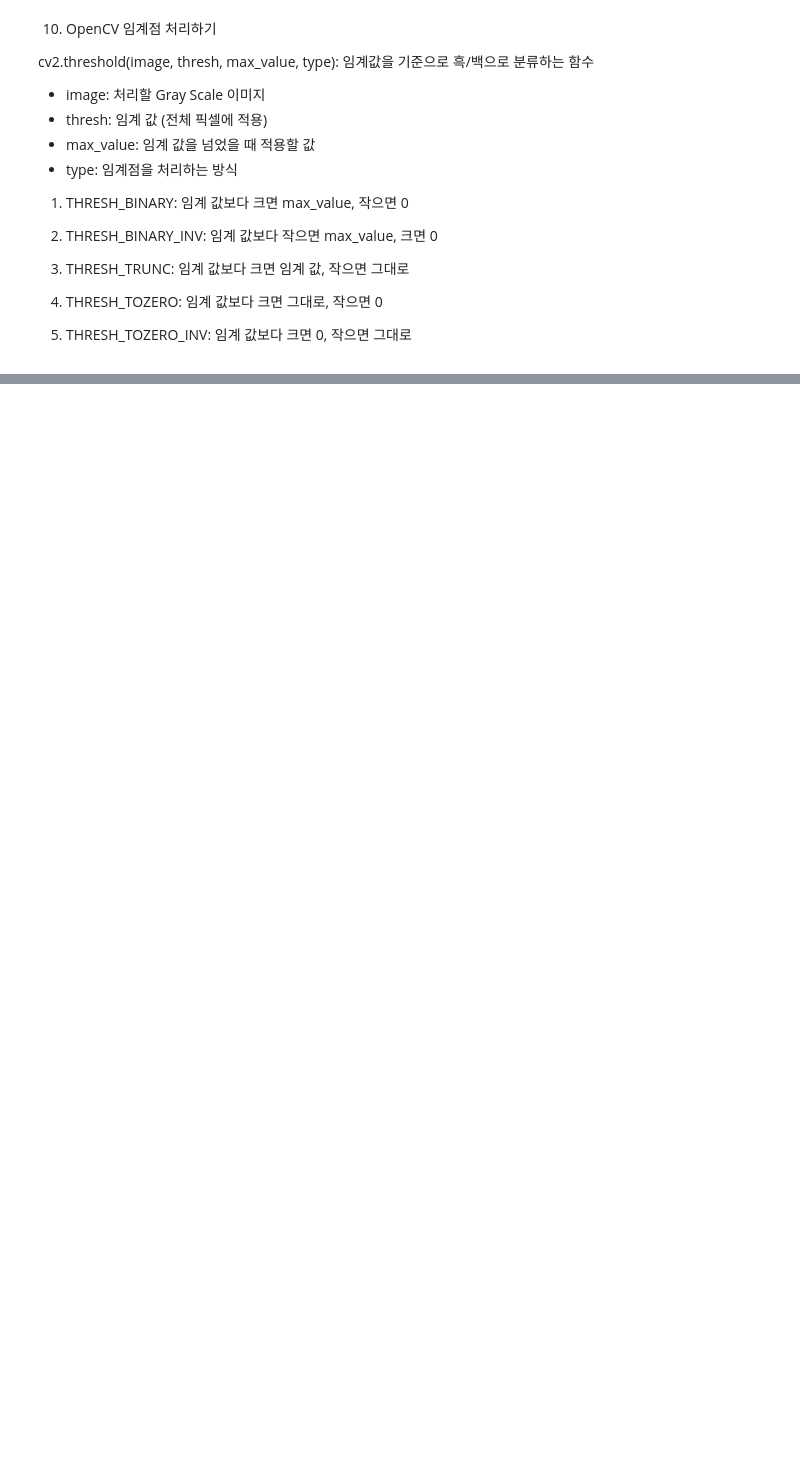
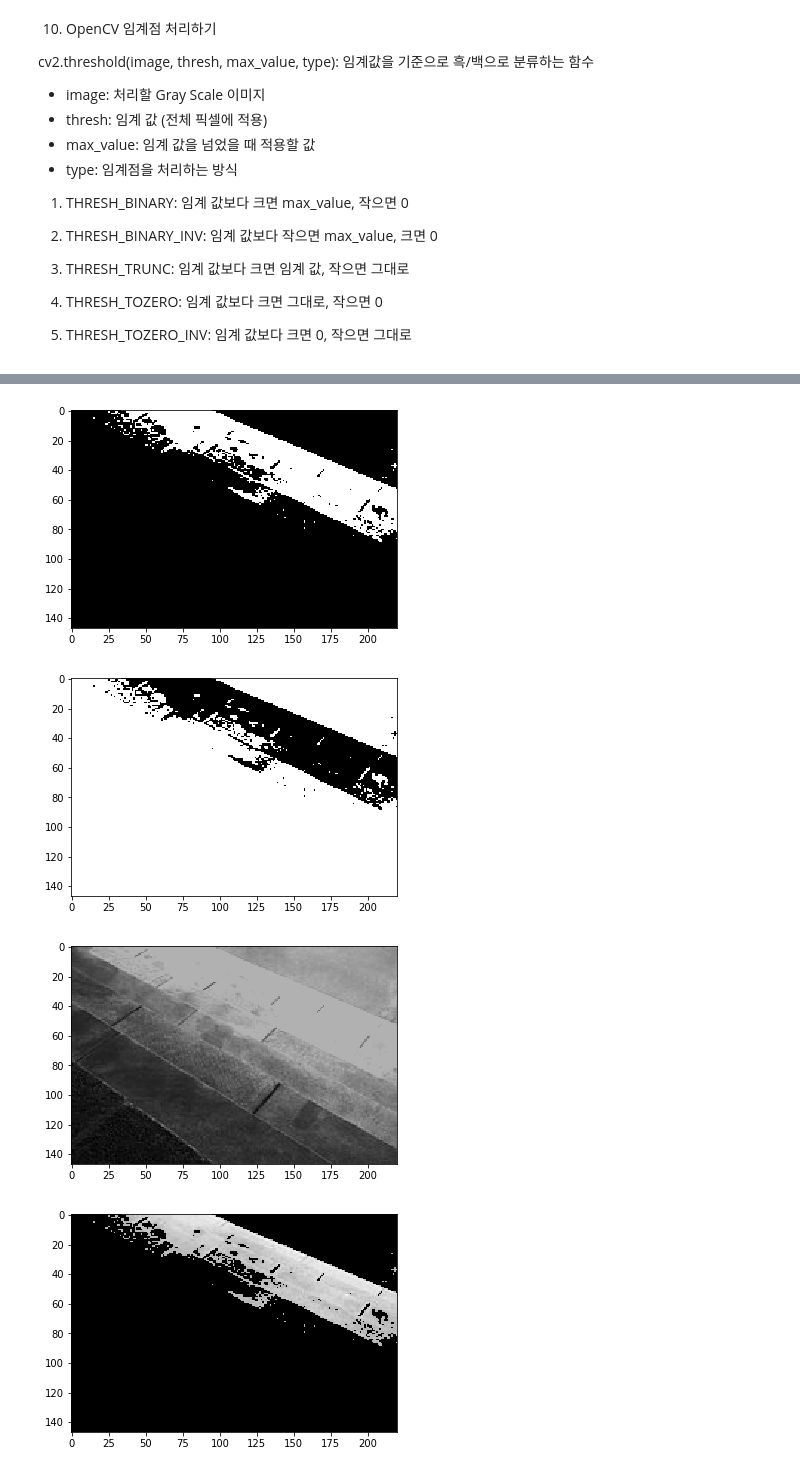
Before and after one commit to simonryu/Python-Data_Analysis-and-Image-Processing-Tutorial, a Jupyter notebook: 10. OpenCV 임계점 처리하기.ipynb, the cells around one changed output, grey strips where cells are left out. Cells and saved outputs as stored; diff of their text form; code cells hidden in the pictures; blank space fills up the shorter version.

```diff
--- a/10. OpenCV 임계점 처리하기.ipynb
+++ b/10. OpenCV 임계점 처리하기.ipynb
@@ -20,0 +27,33 @@ cv2.threshold(image, thresh, max_value, type): 임계값을 기준으로 흑/백
+# %%
+import cv2
+import matplotlib.pyplot as plt
+
+img = cv2.imread("gray_image.jpg",cv2.IMREAD_GRAYSCALE)
+
+imgs = []
+#THRESH_BINARY: 임계 값보다 크면 max_value, 작으면 0
+ret, img1 = cv2.threshold(img,177,255,cv2.THRESH_BINARY)
+#THRESH_BINARY_INV: 임계 값보다 작으면 max_value, 크면 0
+ret, img2 = cv2.threshold(img,177,255,cv2.THRESH_BINARY_INV)
+#THRESH_TRUNC: 임계 값보다 크면 임계 값, 작으면 그대로
+ret, img3 = cv2.threshold(img,177,255,cv2.THRESH_TRUNC)
+#THRESH_TOZERO: 임계 값보다 크면 그대로, 작으면 0
+ret, img4 = cv2.threshold(img,177,255,cv2.THRESH_TOZERO)
+#THRESH_TOZERO_INV: 임계 값보다 크면 0, 작으면 그대로
+ret, img5 = cv2.threshold(img,177,255,cv2.THRESH_TOZERO_INV)
+
+imgs.append(img1)
+imgs.append(img2)
+imgs.append(img3)
+imgs.append(img4)
+imgs.append(img5)
+
+#0으로 가까울수록 검은색에 가까워짐
+for i in imgs:
+  plt.imshow(cv2.cvtColor(i, cv2.COLOR_GRAY2RGB))
+  plt.show()
+# %% [output]
+[figure, added]
+[figure, added]
+[figure, added]
+[figure, added]
```
Also changed, not shown: parts of 4 cells of this notebook.
